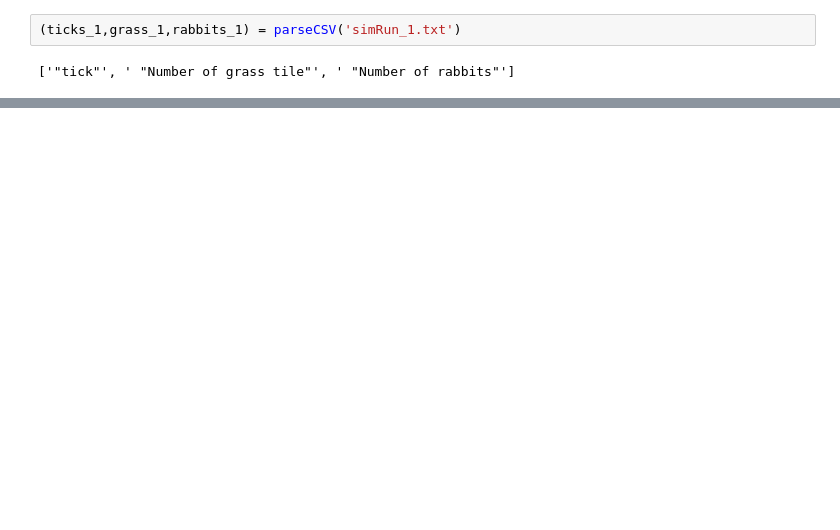
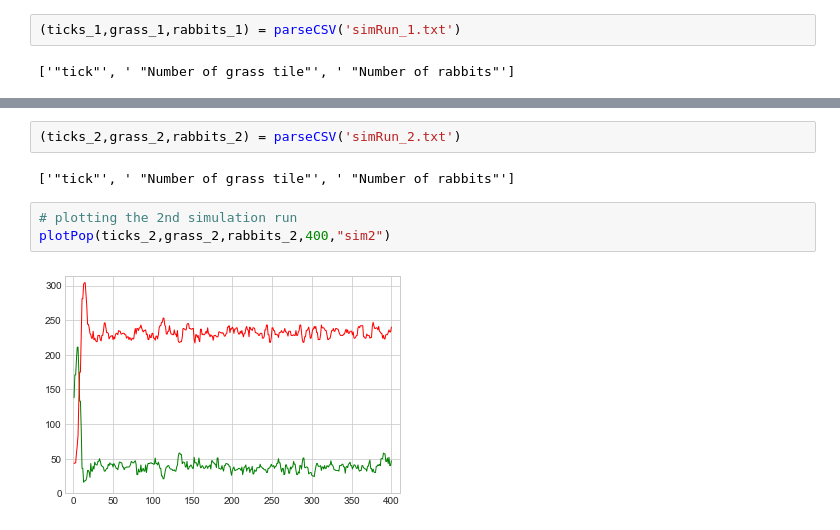
Before and after one commit to RenardDesNeiges/CS-430_1_Rabbits, a Jupyter notebook: report/plots/plot_notebook.ipynb, the cells around one changed output, grey strips where cells are left out. Saved outputs shown, nothing was run; the diff lists cells and outputs as text; blank space fills up the shorter version.

```diff
--- a/report/plots/plot_notebook.ipynb
+++ b/report/plots/plot_notebook.ipynb
@@ -69,0 +131,9 @@ fig.savefig('figure.png', dpi=500)
+# %%
+(ticks_2,grass_2,rabbits_2) = parseCSV('simRun_2.txt')
+# %% [output]
+['"tick"', ' "Number of grass tile"', ' "Number of rabbits"']
+# %%
+# plotting the 2nd simulation run
+plotPop(ticks_2,grass_2,rabbits_2,400,"sim2")
+# %% [output]
+[figure, added]
```
Also changed, not shown: parts of 16 cells of this notebook, 4 other files.
